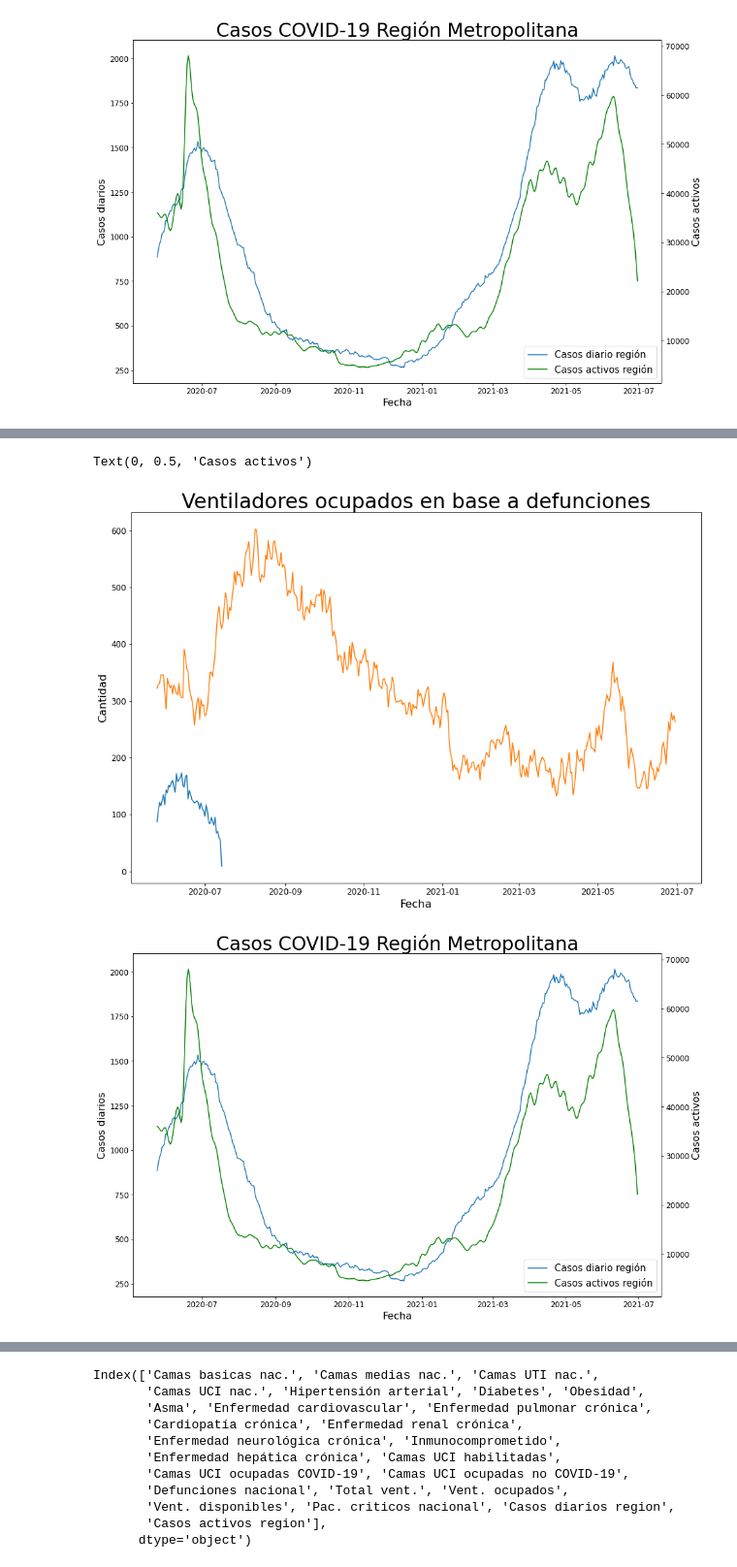
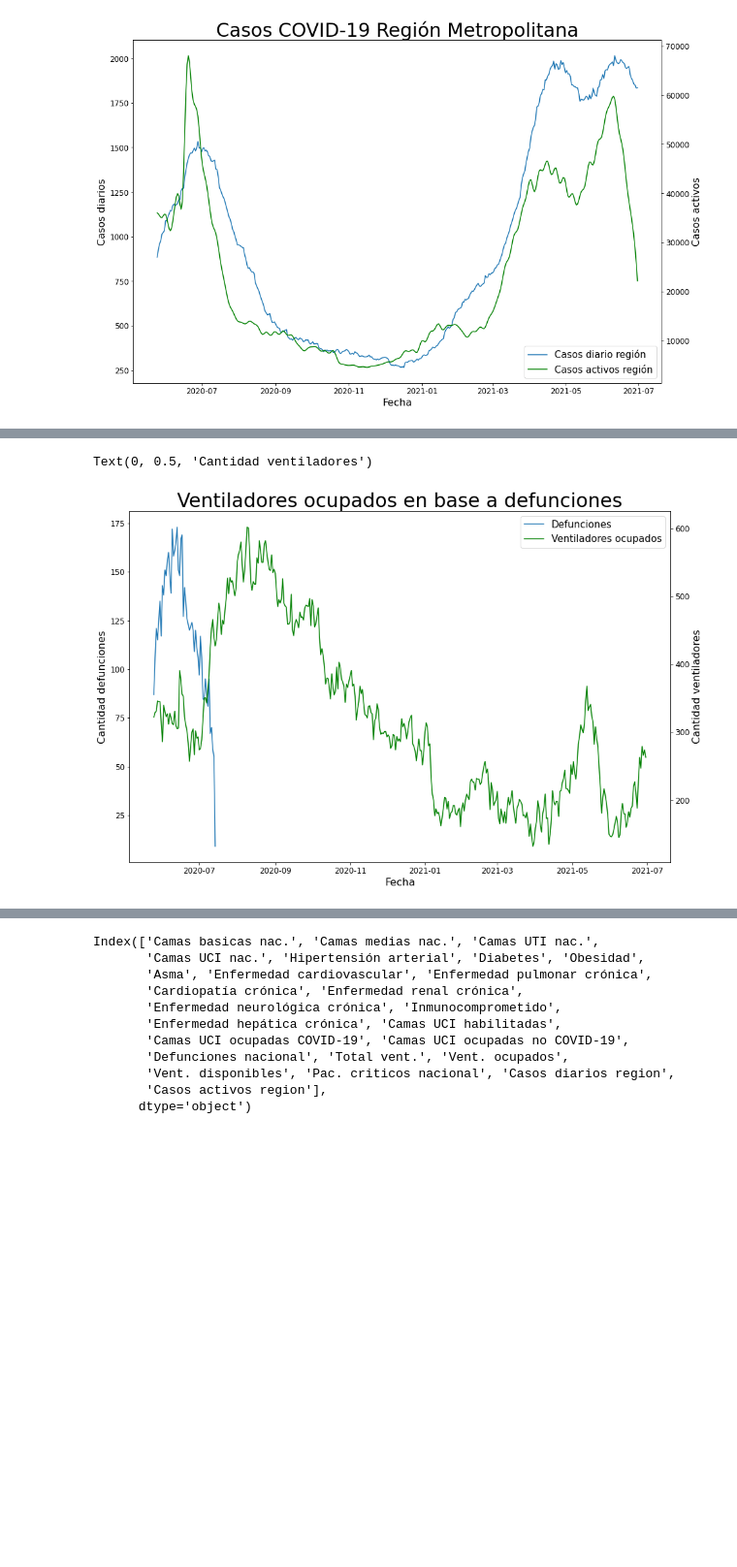
Before and after one commit to ncarf/prediction-uci, a Jupyter notebook: Prediction_UCI.ipynb, the cells around one changed output, grey strips where cells are left out. Shown at 97% size. Saved outputs shown, nothing was run; the diff lists cells and outputs as text; code cells hidden in the pictures; blank space fills up the shorter version.

```diff
--- a/Prediction_UCI.ipynb
+++ b/Prediction_UCI.ipynb
@@ -454,26 +426,15 @@ Name: Defunciones nacional, dtype: float64
 # %%
 fig, ax7 = plt.subplots(1, 1)
-defunciones_plot = ax7.plot(data.iloc[:,[18,20]])
+defunciones_plot = ax7.plot(data.iloc[:,18])
 #ax7.legend(('Defunciones', 'Vent. ocupados'), fontsize=15)
 plt.title("Ventiladores ocupados en base a defunciones", fontsize=30)
 plt.xlabel("Fecha", fontsize=16)
-plt.ylabel("Cantidad ventiladores", fontsize=16)
+plt.ylabel("Cantidad defunciones", fontsize=16)
 ax8 = ax7.twinx()
 ventiladores_plot = ax8.plot(data.iloc[:,20], color="green")
 plot = defunciones_plot + ventiladores_plot
-ax8.legend(plot, ["Defunciones", "Ventiladores ocupados"], fontsize=15, loc=4)
-
-fig, ax5 = plt.subplots(1, 1)
-diarios_plot = ax5.plot(data.iloc[:,23])
-plt.title("Casos COVID-19 Región Metropolitana", fontsize=30)
-plt.xlabel("Fecha", fontsize=16)
-plt.ylabel("Casos diarios", fontsize=16)
-ax6 = ax5.twinx()
-activos_plot = ax6.plot(data.iloc[:,24], color="green")
-plot = diarios_plot + activos_plot
-ax5.legend(plot, ["Casos diario región", "Casos activos región"], fontsize=15, loc=4)
-plt.ylabel("Casos activos", fontsize=16)
+ax8.legend(plot, ["Defunciones", "Ventiladores ocupados"], fontsize=15)
+plt.ylabel("Cantidad ventiladores", fontsize=16)
 # %% [output]
-Text(0, 0.5, 'Casos activos')
+Text(0, 0.5, 'Cantidad ventiladores')
-[figure, old version]
+[figure, new version]
-[figure, removed]
```
Also changed, not shown: parts of 7 cells of this notebook.
